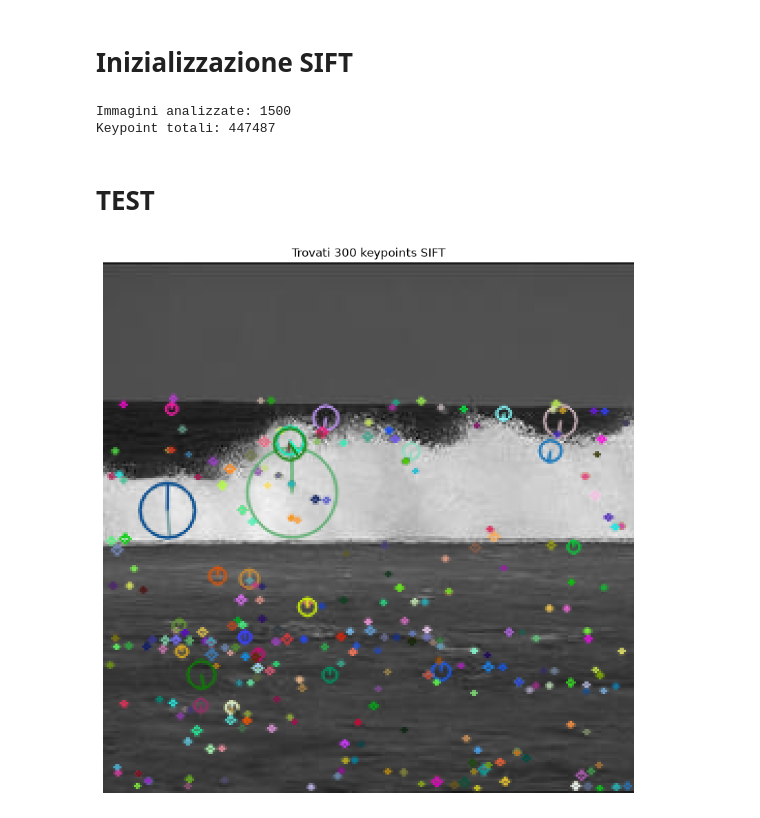
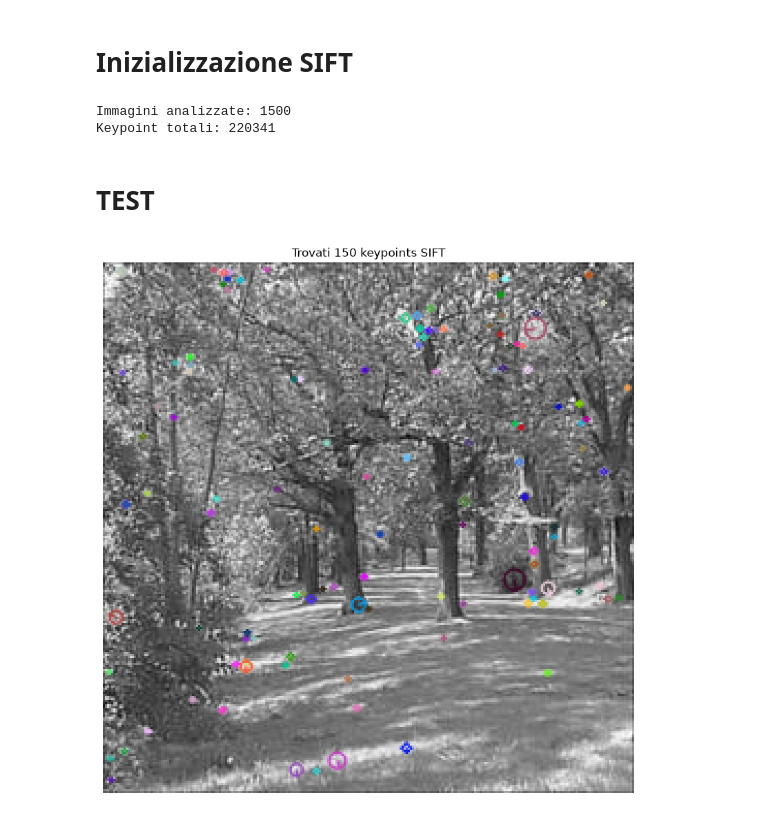
Before and after one commit to RebertoUNI/Computer-vision, a Jupyter notebook: CodeCV.ipynb, the cells around one changed output. Cells and saved outputs as stored; diff of their text form; code cells hidden in the pictures.

```diff
--- a/CodeCV.ipynb
+++ b/CodeCV.ipynb
@@ -1,9 +1,9 @@
 # %% [markdown]
 # Gestione delle cartelle/Definizione dei Path
 # %%
-N_FEATURES = 300
+N_FEATURES = 150
 NUM_SAMPLES = 100000
-NUM_CLUSTER = 100
+NUM_CLUSTER = 500
 # %%
 # Importiamo le librerie necessarie per navigare nelle cartelle
 import os
@@ -122,7 +122,7 @@ TEST:
 # %% [markdown]
 # Inizializzazione SIFT
 # %%
-sift = cv2.SIFT_create(nfeatures=N_FEATURES, contrastThreshold = 0.01)
+sift = cv2.SIFT_create(nfeatures=N_FEATURES)
 
 all_keypoints = []
 all_descriptors = []
@@ -149,34 +149,34 @@ print(f"Immagini analizzate: {len(keypoint_counts)}")
 print(f"Keypoint totali: {keypoint_counts.sum()}")
 # %% [output]
 Immagini analizzate: 1500
-Keypoint totali: 447487
+Keypoint totali: 220341
 # %% [markdown]
 # TEST
 # %%
 # 1. Prendiamo la prima immagine della lista
-immagine_test = cv2.imread(train_paths[150], cv2.IMREAD_GRAYSCALE)
+immagine_test = cv2.imread(train_paths[201], cv2.IMREAD_GRAYSCALE)
 
 # 2. Estraiamo keypoint e descrittori solo per lei
-keypoints_test = all_keypoints[150]
-descriptors_test = all_descriptors[150]
+keypoints_test = all_keypoints[201]
+descriptors_test = all_descriptors[201]
 
 # 3. Disegniamo i keypoint sopra l'immagine
 # L'opzione DRAW_RICH_KEYPOINTS disegna i cerchi con la dimensione e l'inclinazione (l'orientamento)
 immagine_con_kp = cv2.drawKeypoints(
     immagine_test,
     keypoints_test,
     None,
     flags=cv2.DRAW_MATCHES_FLAGS_DRAW_RICH_KEYPOINTS
 )
 
 # 4. Mostriamo il risultato
 plt.figure(figsize=(10, 10)) # Facciamo un'immagine bella grande
 plt.imshow(immagine_con_kp, cmap='gray')
 plt.title(f"Trovati {len(keypoints_test)} keypoints SIFT")
 plt.axis('off')
 plt.show()
 # %% [output]
-[figure, old version]
+[figure, new version]
 # %%
 # Statistiche del numero di keypoint per ogni categoria.
 mean_keypoints = []
```
Also changed, not shown: parts of 9 cells of this notebook, 2 other files.
